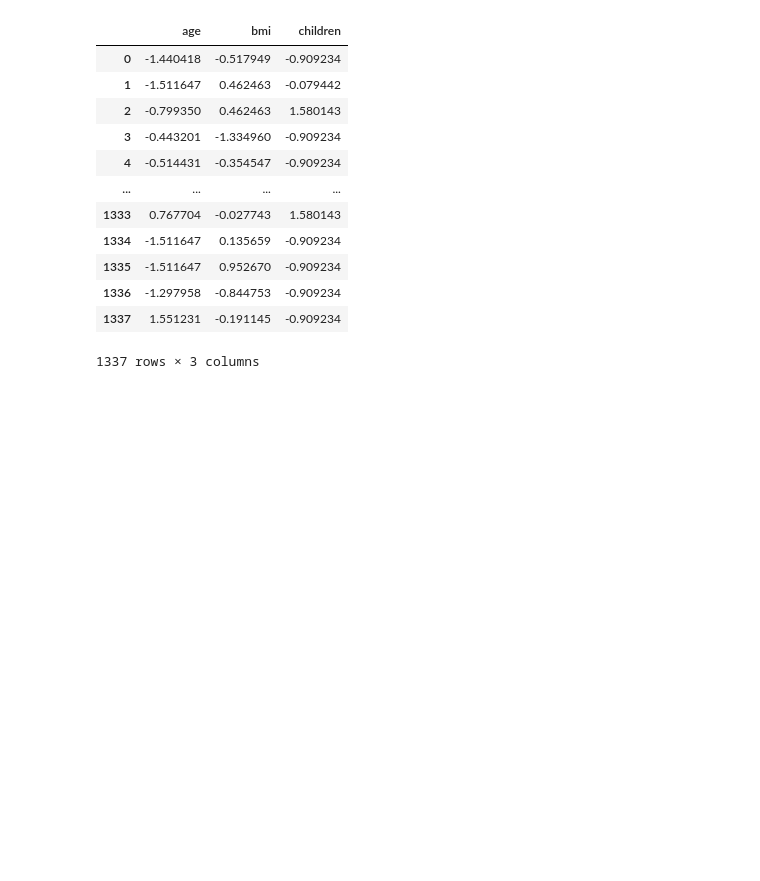
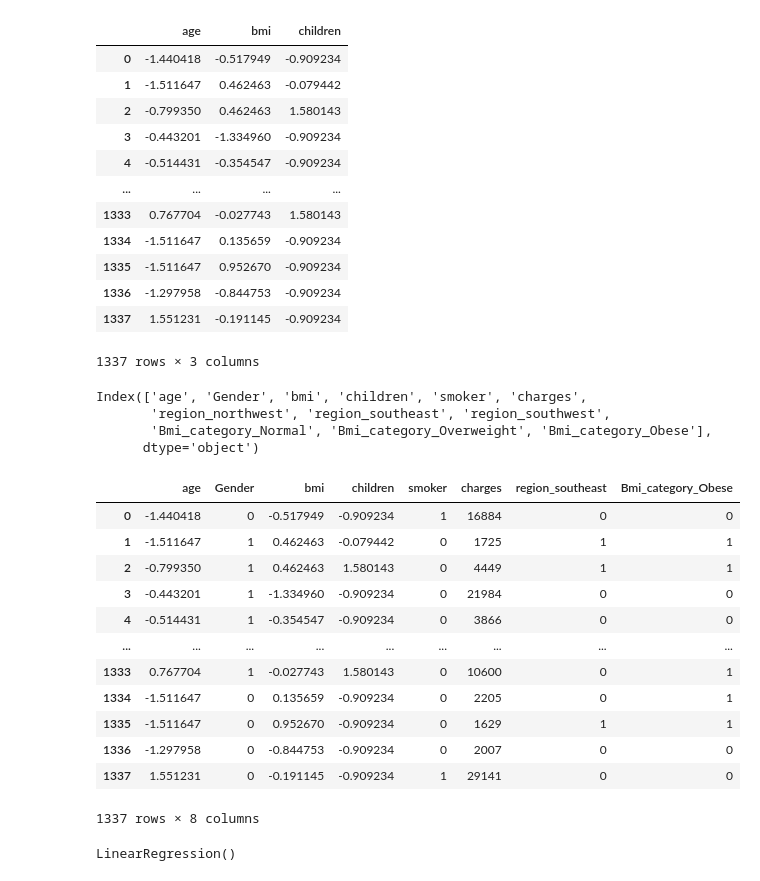
Before and after one commit to shivam-kumar3/Complete-Machine-Learning-NLP-Bootcamp-MLOPS-Deployment, a Jupyter notebook: EDA/PROJECT1.IPYNB, the cells around one changed output. Saved outputs shown, nothing was run; the diff lists cells and outputs as text; code cells hidden in the pictures; blank space fills up the shorter version.

```diff
--- a/EDA/PROJECT1.IPYNB
+++ b/EDA/PROJECT1.IPYNB
@@ -382,3 +382,28 @@ df_cleaned[cols]
 | 1336 | -1.297958 | -0.844753 | -0.909234 |
 | 1337 | 1.551231 | -0.191145 | -0.909234 |
 1337 rows × 3 columns
+# %%
+df_cleaned.columns
+# %% [output]
+Index(['age', 'Gender', 'bmi', 'children', 'smoker', 'charges',
+       'region_northwest', 'region_southeast', 'region_southwest',
+       'Bmi_category_Normal', 'Bmi_category_Overweight', 'Bmi_category_Obese'],
+      dtype='object')
+# %%
+final_df = df_cleaned[['age','Gender','bmi','children','smoker','charges','region_southeast','Bmi_category_Obese']]
+# %%
+final_df
+# %% [output]
+|  | age | Gender | bmi | children | smoker | charges | region_southeast | Bmi_category_Obese |
+| 0 | -1.440418 | 0 | -0.517949 | -0.909234 | 1 | 16884 | 0 | 0 |
+| 1 | -1.511647 | 1 | 0.462463 | -0.079442 | 0 | 1725 | 1 | 1 |
+| 2 | -0.799350 | 1 | 0.462463 | 1.580143 | 0 | 4449 | 1 | 1 |
+| 3 | -0.443201 | 1 | -1.334960 | -0.909234 | 0 | 21984 | 0 | 0 |
+| 4 | -0.514431 | 1 | -0.354547 | -0.909234 | 0 | 3866 | 0 | 0 |
+| ... | ... | ... | ... | ... | ... | ... | ... | ... |
+| 1333 | 0.767704 | 1 | -0.027743 | 1.580143 | 0 | 10600 | 0 | 1 |
+| 1334 | -1.511647 | 0 | 0.135659 | -0.909234 | 0 | 2205 | 0 | 1 |
+| 1335 | -1.511647 | 0 | 0.952670 | -0.909234 | 0 | 1629 | 1 | 1 |
+| 1336 | -1.297958 | 0 | -0.844753 | -0.909234 | 0 | 2007 | 0 | 0 |
+| 1337 | 1.551231 | 0 | -0.191145 | -0.909234 | 1 | 29141 | 0 | 0 |
+1337 rows × 8 columns
@@ -384,0 +418,5 @@ df_cleaned[cols]
+# %%
+model = LinearRegression()
+model.fit(x_train,y_train)
+# %% [output]
+LinearRegression()
```
Also changed, not shown: parts of 6 cells of this notebook.
